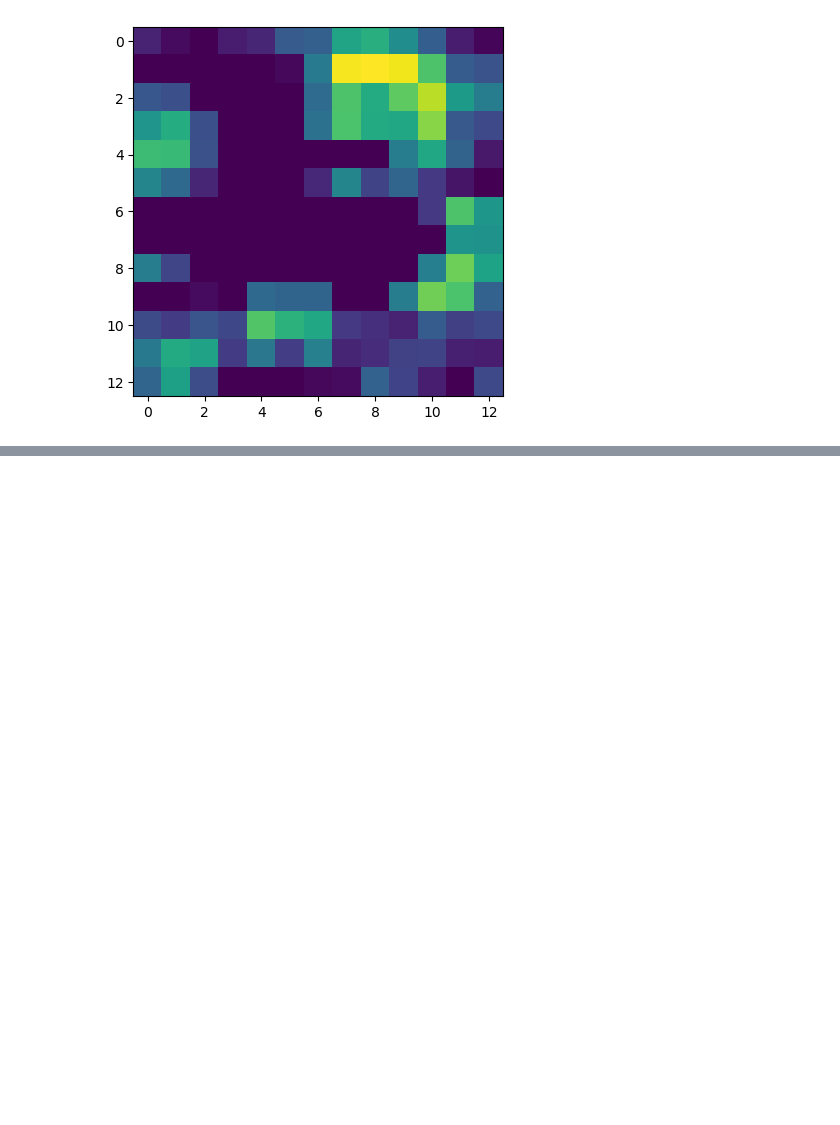
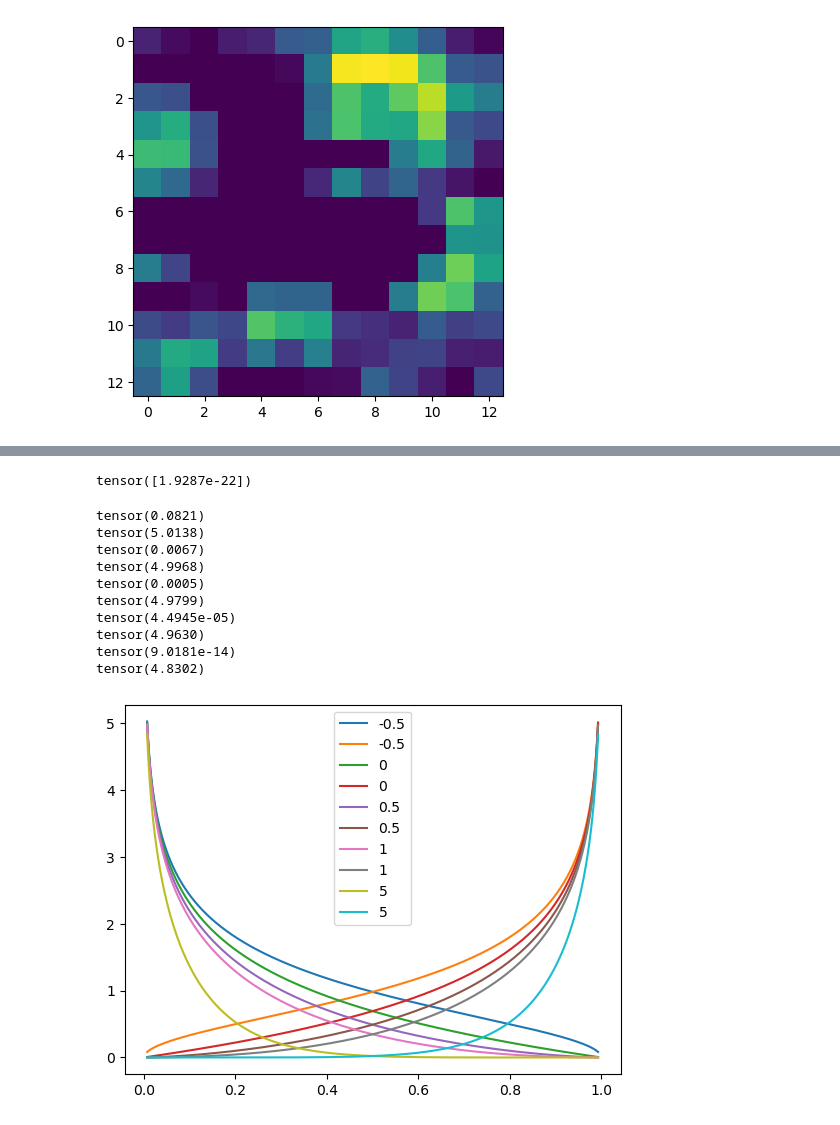
Before and after one commit to MichaelReiter94/acoustic_covid_detection, a Jupyter notebook: python/Jupyter_Notebooks/resnet alterations.ipynb, the cells around one changed output, grey strips where cells are left out. Saved outputs shown, nothing was run; the diff lists cells and outputs as text; code cells hidden in the pictures; blank space fills up the shorter version.

```diff
--- a/python/Jupyter_Notebooks/resnet alterations.ipynb
+++ b/python/Jupyter_Notebooks/resnet alterations.ipynb
@@ -162,0 +163,37 @@ tensor([[ 4.7952, -3.2419,  3.0388,  ...,  5.0536,  0.4354, -1.8299],
+# %%
+torch.sigmoid(torch.Tensor([-50]))
+# %% [output]
+tensor([1.9287e-22])
+# %%
+gammas = [-0.5 ,0, 0.5, 1, 5]
+labels_pos = torch.ones(len(predictions))
+
+
+for gamma in gammas:
+    lossfunc = FocalLoss(gamma=gamma)
+    # lossfunc = nn.BCEWithLogitsLoss(reduction="none")
+
+    predictions = torch.arange(-5, 5, 0.01)
+    labels_neg = torch.zeros(len(predictions))
+
+    loss_pos = lossfunc(predictions, labels_pos)
+    loss_neg = lossfunc(predictions, labels_neg)
+    print(loss_neg[0])
+    print(loss_neg[-1])
+
+
+    plt.plot(torch.sigmoid(predictions), loss_pos, label=f"{gamma}")
+    plt.plot(torch.sigmoid(predictions),loss_neg, label=f"{gamma}")
+    plt.legend()
+# %% [output]
+tensor(0.0821)
+tensor(5.0138)
+tensor(0.0067)
+tensor(4.9968)
+tensor(0.0005)
+tensor(4.9799)
+tensor(4.4945e-05)
+tensor(4.9630)
+tensor(9.0181e-14)
+tensor(4.8302)
+[figure, added]
```
Also changed, not shown: parts of 4 cells of this notebook, 3 other files.
